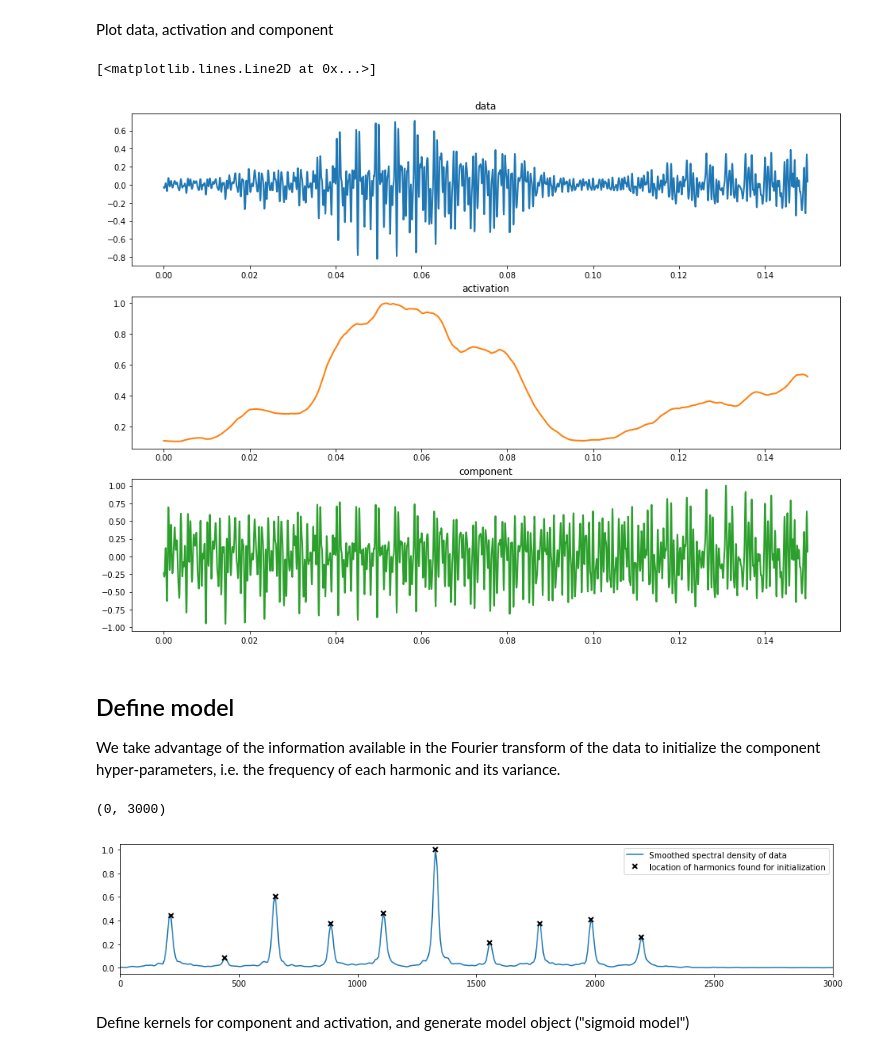
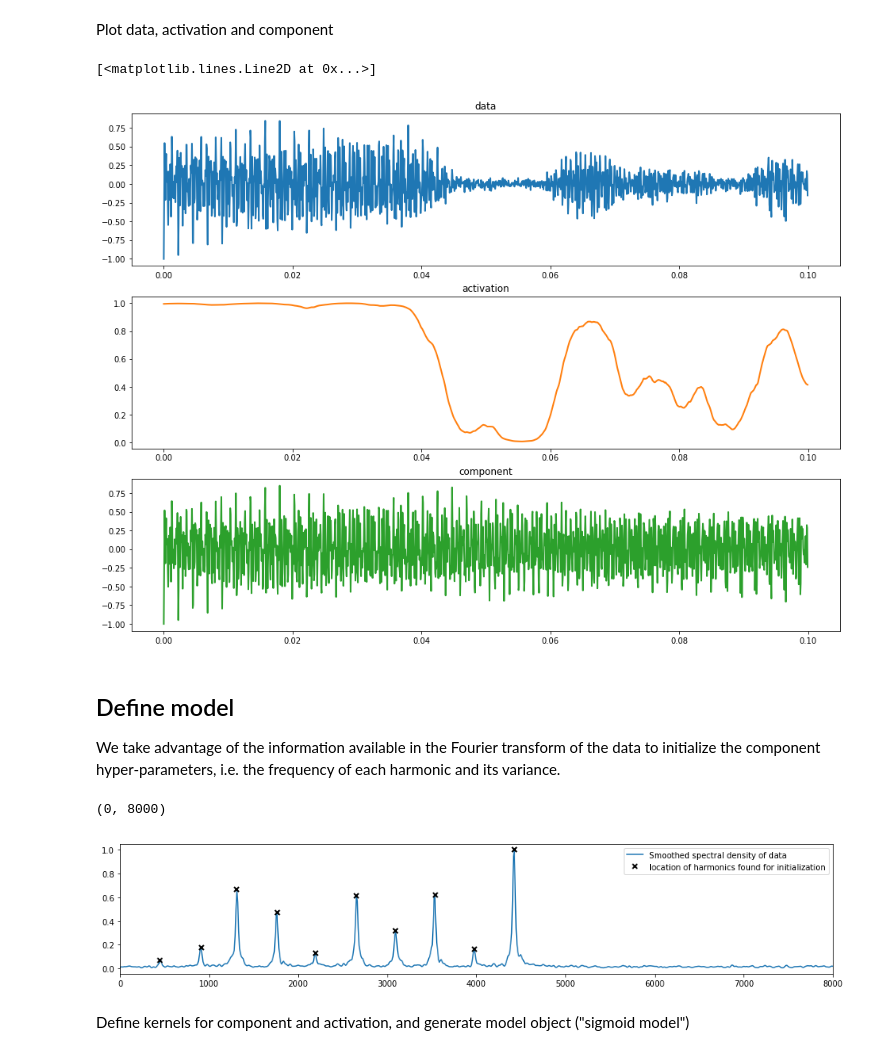
Before and after one commit to PabloAlvarado/gpitch, a Jupyter notebook: scripts/demos/notebooks/demo_learn_act_and_com_msm_single_lengthscale_init_frequencies.ipynb, the cells around one changed output. Drawn from its saved outputs; the diff is of its cells as text; code cells hidden in the pictures.

```diff
--- a/scripts/demos/notebooks/demo_learn_act_and_com_msm_single_lengthscale_init_frequencies.ipynb
+++ b/scripts/demos/notebooks/demo_learn_act_and_com_msm_single_lengthscale_init_frequencies.ipynb
@@ -21,12 +21,12 @@ plt.rcParams['figure.figsize'] = (16, 3)  # set plot size
 # %%
 # define hyperparameters for data generation
 Nc = 10  # number of "harmoncics"
-var = 0.25*np.random.rand(Nc)  # variances
-leng = 0.5*np.random.rand()  # lengthscales
-f0 = 220.0 # natural frequency
-freq = f0*np.asarray(range(1, Nc+ 1)) + np.sqrt(100.)*np.random.randn(Nc)  # harmonic freqs with random deviation
-N, fs = 2400, 16e3  # number of data points and sampling frequency
-noise_var = 1e-5  # variance noise
+
+f0 = 440.0 # ideal natural frequency
+f0_real = f0 + np.sqrt(100.)*np.random.randn()
+
+N, fs = 1600, 16e3  # number of data points and sampling frequency
+noise_var = 1e-3  # variance noise
 x = np.linspace(0., (N-1.)/fs, N).reshape(-1, 1)  # time vector
 # %% [markdown]
 Define kernels for component and activation
@@ -35,2 +33,11 @@ kern1 = gpitch.kernels.MaternSpecMixSL(input_dim=1, lengthscales=leng, variances
+# %%
+kern2 = gpflow.kernels.Matern32(input_dim=1, lengthscales=0.01, variance=10.)
+var = 0.25*np.random.rand(Nc)  # variances
+var_scale = 1./ (4.*np.sum(var)) #rescale (sigma)
+var *= var_scale
+leng = 0.5*np.random.rand()  # lengthscales
+leng = 1.
+freq = f0*np.asarray(range(1, Nc+ 1)) + np.sqrt(100.)*np.random.randn(Nc)  # harmonic freqs with random deviation
+kern1 = gpitch.kernels.MaternSpecMixSL(input_dim=1, lengthscales=leng, variances=var, frequencies=freq)
 # %%
-kern2 = gpflow.kernels.Matern32(input_dim=1, lengthscales=0.05, variance=10.)
+#kern2 = gpflow.kernels.Matern32(input_dim=1, lengthscales=0.025, variance=10.)
@@ -68,6 +77,7 @@ Kcom = kern1.compute_K_symm(x)  # cov matrices
 Kact = kern2.compute_K_symm(x)
 com = np.random.multivariate_normal(np.zeros((N)), Kcom, 1).reshape(-1, 1)  # sample component
 com /= np.max(np.abs(com))
+com -= com.mean()
 g = np.random.multivariate_normal(np.zeros((N)), Kact, 1).reshape(-1, 1)  # sample activation
 act = logistic(g)
 act /= np.max(act)
@@ -86,20 +96,20 @@ plt.subplot(3,1,3), plt.title('component')
 plt.plot(x, com, 'C2', lw=2)
 # %% [output]
 [<matplotlib.lines.Line2D at 0x...>]
-[figure, old version]
+[figure, new version]
 # %% [markdown]
 ## Define model
 We take advantage of the information available in the Fourier transform of the data to initialize the component hyper-parameters, i.e. the frequency of each harmonic and its variance.
 # %%
 F_star, S_star, F, Y, S = gpitch.amtgp.init_com_params(y=y, fs=fs, Nh=Nc, ideal_f0=f0, scaled=True)
 plt.figure()
 plt.plot(F, S/np.max(S))
 plt.plot(F_star, S_star/np.max(S_star), 'xk', mew=2)
 plt.legend(['Smoothed spectral density of data', 'location of harmonics found for initialization'])
-plt.xlim([0, 3000])
+plt.xlim([0, 8000])
 # %% [output]
-(0, 3000)
+(0, 8000)
-[figure, old version]
+[figure, new version]
 # %% [markdown]
 Define kernels for component and activation, and generate model object ("sigmoid model")
 # %%
```
Also changed, not shown: parts of 13 cells of this notebook.
